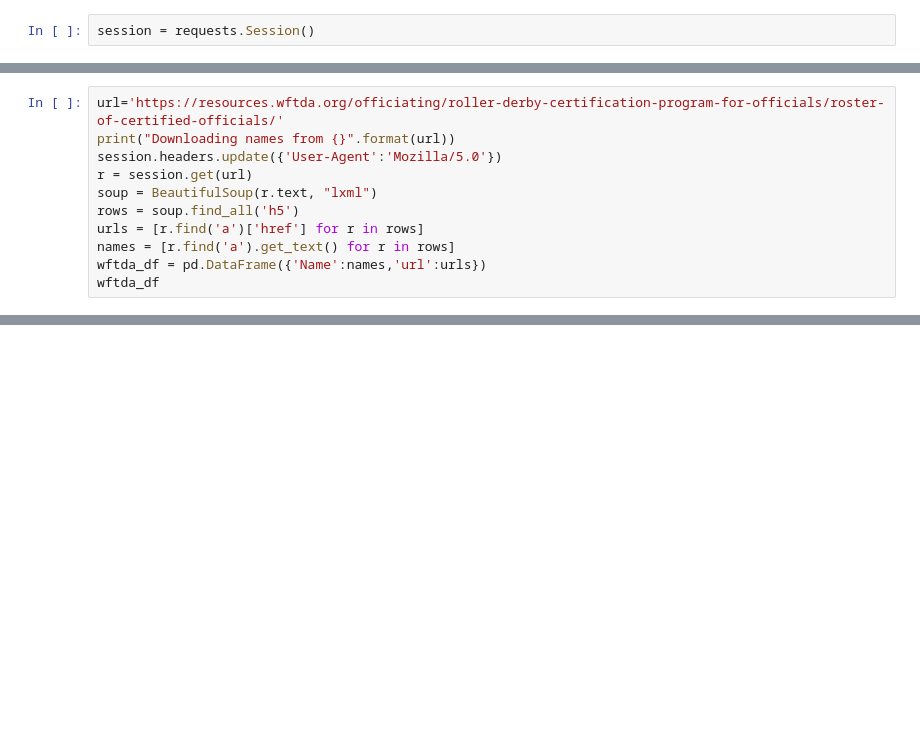
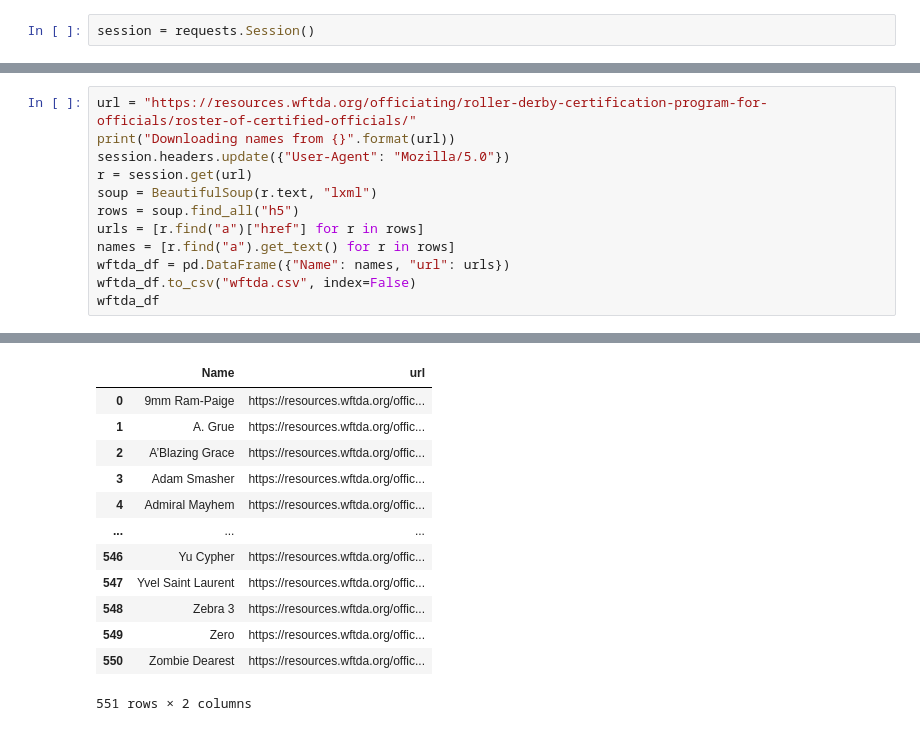
Before and after one commit to bdunnette/derby-name-scraper, a Jupyter notebook: derby_name_scraper.ipynb, the cells around one changed output, grey strips where cells are left out. Saved outputs shown, nothing was run; the diff lists cells and outputs as text; blank space fills up the shorter version.

```diff
--- a/derby_name_scraper.ipynb
+++ b/derby_name_scraper.ipynb
@@ -77,11 +133,13 @@ rdr_df
 # %%
-url='https://resources.wftda.org/officiating/roller-derby-certification-program-for-officials/roster-of-certified-officials/'
+url = "https://resources.wftda.org/officiating/roller-derby-certification-program-for-officials/roster-of-certified-officials/"
 print("Downloading names from {}".format(url))
-session.headers.update({'User-Agent':'Mozilla/5.0'})
+session.headers.update({"User-Agent": "Mozilla/5.0"})
 r = session.get(url)
 soup = BeautifulSoup(r.text, "lxml")
-rows = soup.find_all('h5')
-urls = [r.find('a')['href'] for r in rows]
-names = [r.find('a').get_text() for r in rows]
-wftda_df = pd.DataFrame({'Name':names,'url':urls})
+rows = soup.find_all("h5")
+urls = [r.find("a")["href"] for r in rows]
+names = [r.find("a").get_text() for r in rows]
+wftda_df = pd.DataFrame({"Name": names, "url": urls})
+wftda_df.to_csv("wftda.csv", index=False)
 wftda_df
+# %% [output]
@@ -88 +147,14 @@ wftda_df
+|  | Name | url |
+| 0 | 9mm Ram-Paige | https://resources.wftda.org/offic... |
+| 1 | A. Grue | https://resources.wftda.org/offic... |
+| 2 | A’Blazing Grace | https://resources.wftda.org/offic... |
+| 3 | Adam Smasher | https://resources.wftda.org/offic... |
+| 4 | Admiral Mayhem | https://resources.wftda.org/offic... |
+| ... | ... | ... |
+| 546 | Yu Cypher | https://resources.wftda.org/offic... |
+| 547 | Yvel Saint Laurent | https://resources.wftda.org/offic... |
+| 548 | Zebra 3 | https://resources.wftda.org/offic... |
+| 549 | Zero | https://resources.wftda.org/offic... |
+| 550 | Zombie Dearest | https://resources.wftda.org/offic... |
+551 rows × 2 columns
 # %%
```
Also changed, not shown: parts of 15 cells of this notebook, 4 other files.
